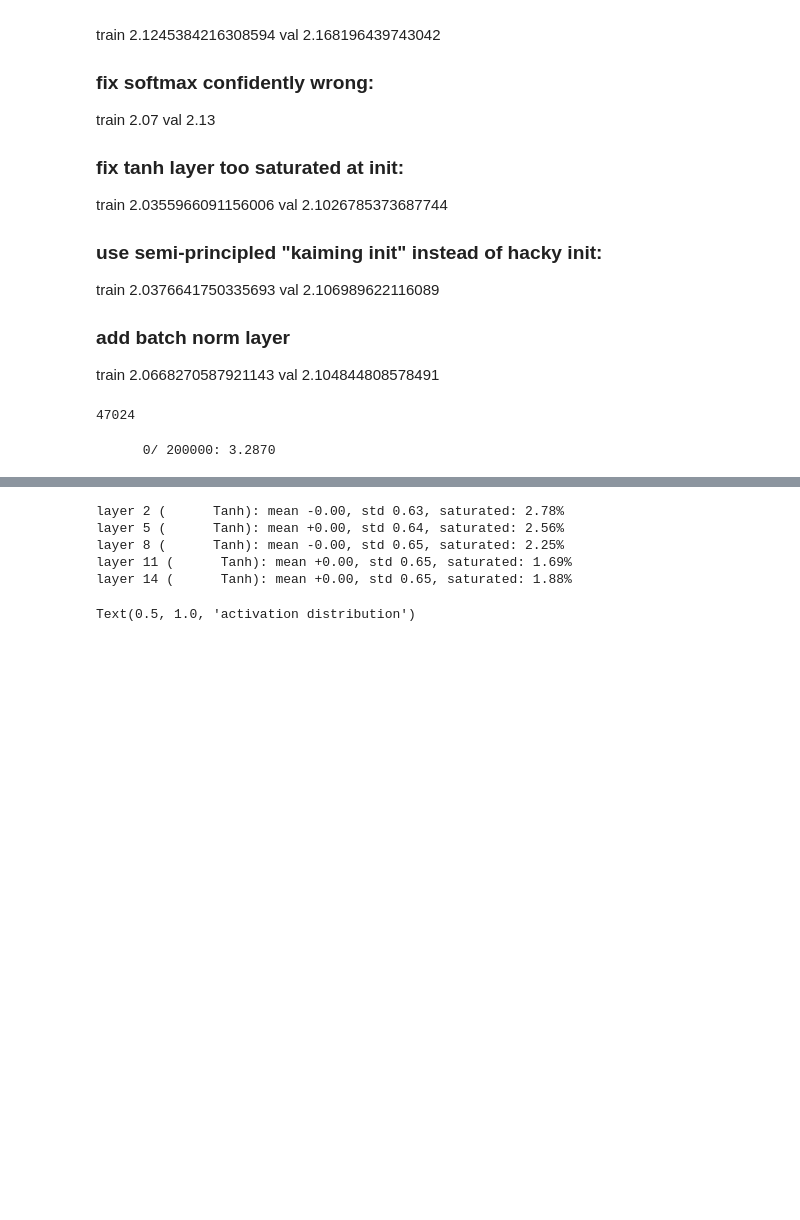
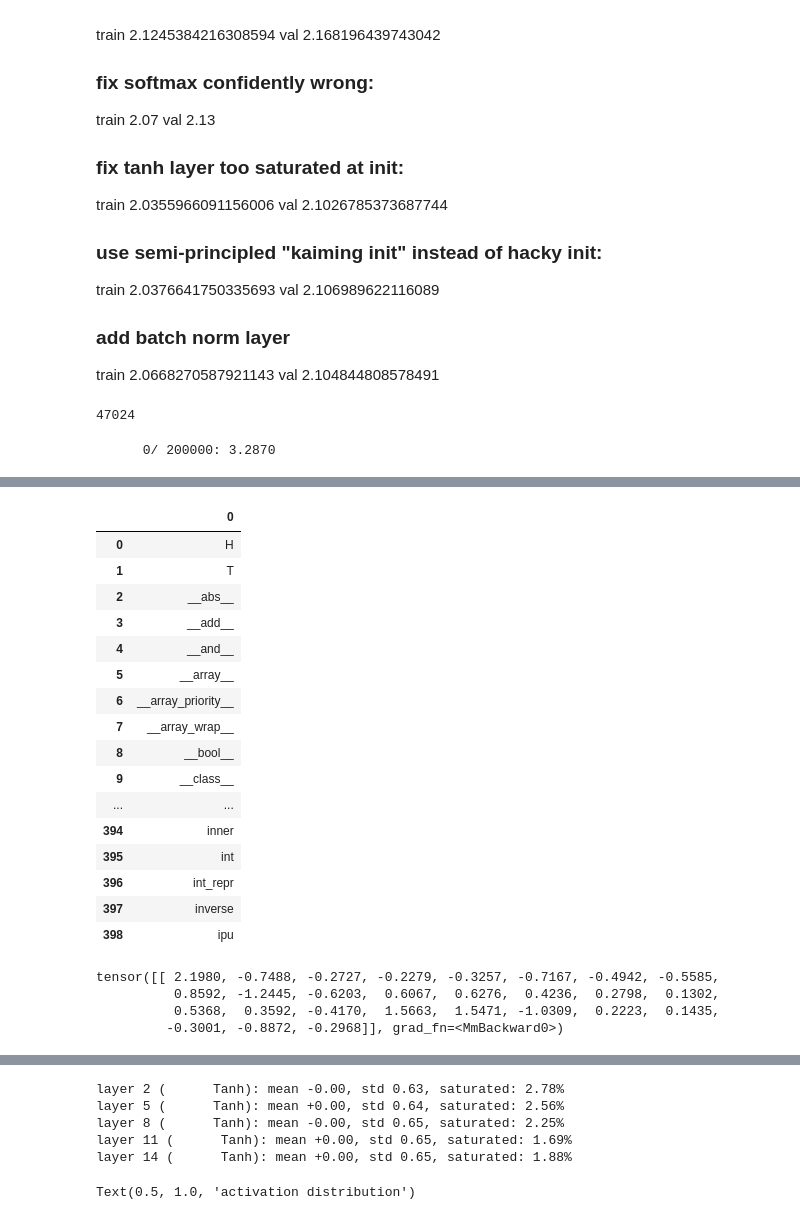
Before and after one commit to Ajaingithub/Transformers_Tutorial, a Jupyter notebook: makemore_part3_bn.ipynb, the cells around one changed output, grey strips where cells are left out. Saved outputs shown, nothing was run; the diff lists cells and outputs as text; code cells hidden in the pictures; blank space fills up the shorter version.

```diff
--- a/makemore_part3_bn.ipynb
+++ b/makemore_part3_bn.ipynb
@@ -454,0 +572,30 @@ for i in range(max_steps):
+# %%
+import pandas as pd
+pd.options.display.max_rows=800
+# %%
+pd.DataFrame(dir(layers[0].out))
+# %% [output]
+|  | 0 |
+| 0 | H |
+| 1 | T |
+| 2 | __abs__ |
+| 3 | __add__ |
+| 4 | __and__ |
+| 5 | __array__ |
+| 6 | __array_priority__ |
+| 7 | __array_wrap__ |
+| 8 | __bool__ |
+| 9 | __class__ |
+| ... | ... |
+| 394 | inner |
+| 395 | int |
+| 396 | int_repr |
+| 397 | inverse |
+| 398 | ipu |
+# %%
+layer.out
+# %% [output]
+tensor([[ 2.1980, -0.7488, -0.2727, -0.2279, -0.3257, -0.7167, -0.4942, -0.5585,
+          0.8592, -1.2445, -0.6203,  0.6067,  0.6276,  0.4236,  0.2798,  0.1302,
+          0.5368,  0.3592, -0.4170,  1.5663,  1.5471, -1.0309,  0.2223,  0.1435,
+         -0.3001, -0.8872, -0.2968]], grad_fn=<MmBackward0>)
```
Also changed, not shown: parts of 26 cells of this notebook, 1 other file.
